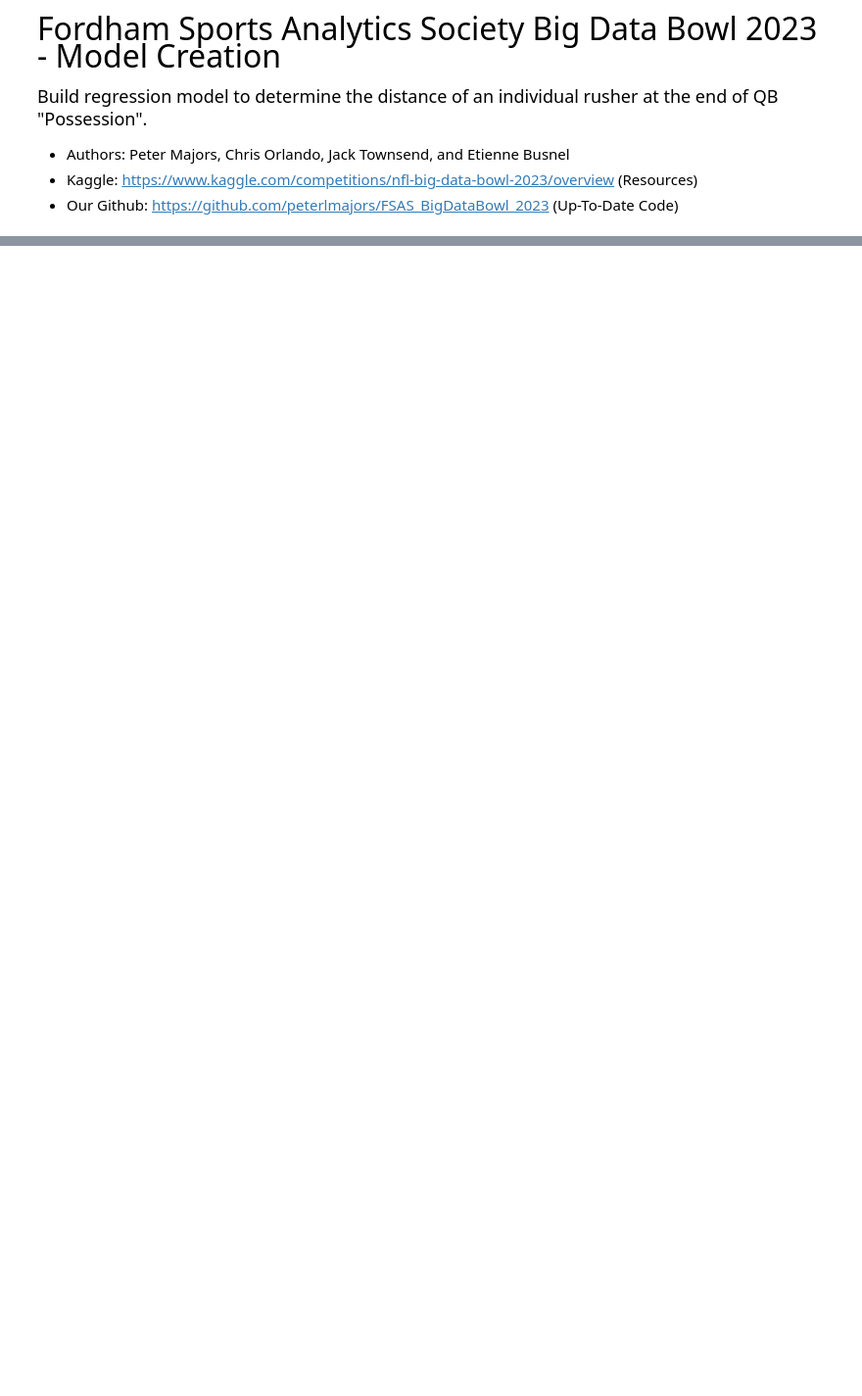
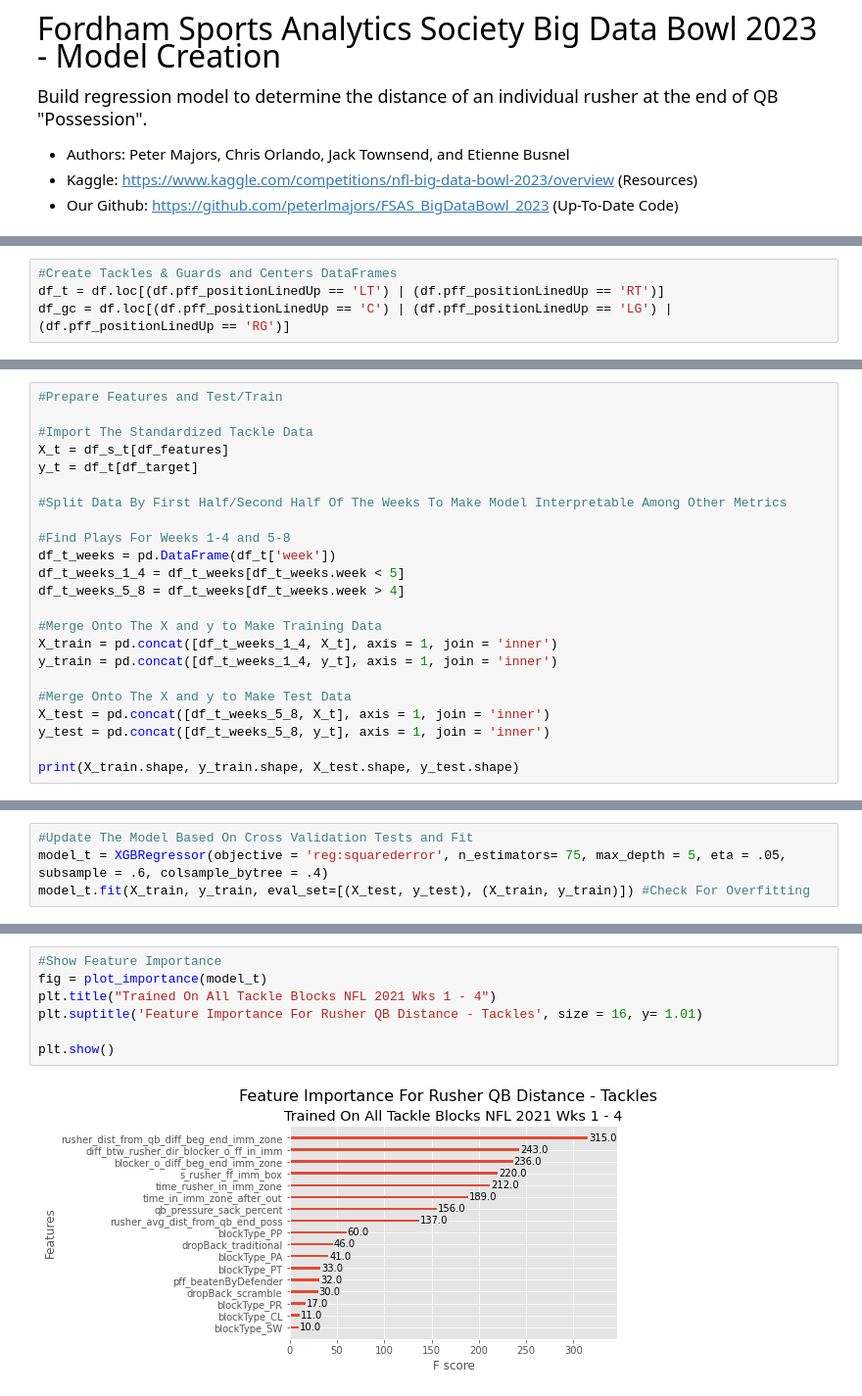
Before and after one commit to peterlmajors/FSAS_BigDataBowl_2023, a Jupyter notebook: Model_Creation.ipynb, the cells around one changed output, grey strips where cells are left out. Shown: that part at 98% size. Drawn from its saved outputs; the diff is of its cells as text; blank space fills up the shorter version.

```diff
--- a/Model_Creation.ipynb
+++ b/Model_Creation.ipynb
@@ -50,0 +97,4 @@ df.head()
+# %%
+#Create Tackles & Guards and Centers DataFrames
+df_t = df.loc[(df.pff_positionLinedUp == 'LT') | (df.pff_positionLinedUp == 'RT')]
+df_gc = df.loc[(df.pff_positionLinedUp == 'C') | (df.pff_positionLinedUp == 'LG') | (df.pff_positionLinedUp == 'RG')]
@@ -50,0 +182,23 @@ df.head()
+# %%
+#Prepare Features and Test/Train
+
+#Import The Standardized Tackle Data
+X_t = df_s_t[df_features]
+y_t = df_t[df_target]
+
+#Split Data By First Half/Second Half Of The Weeks To Make Model Interpretable Among Other Metrics
+
+#Find Plays For Weeks 1-4 and 5-8
+df_t_weeks = pd.DataFrame(df_t['week'])
+df_t_weeks_1_4 = df_t_weeks[df_t_weeks.week < 5]
+df_t_weeks_5_8 = df_t_weeks[df_t_weeks.week > 4]
+
+#Merge Onto The X and y to Make Training Data
+X_train = pd.concat([df_t_weeks_1_4, X_t], axis = 1, join = 'inner')
+y_train = pd.concat([df_t_weeks_1_4, y_t], axis = 1, join = 'inner')
+
+#Merge Onto The X and y to Make Test Data
+X_test = pd.concat([df_t_weeks_5_8, X_t], axis = 1, join = 'inner')
+y_test = pd.concat([df_t_weeks_5_8, y_t], axis = 1, join = 'inner')
+
+print(X_train.shape, y_train.shape, X_test.shape, y_test.shape)
@@ -50,0 +255,4 @@ df.head()
+# %%
+#Update The Model Based On Cross Validation Tests and Fit
+model_t = XGBRegressor(objective = 'reg:squarederror', n_estimators= 75, max_depth = 5, eta = .05, subsample = .6, colsample_bytree = .4)
+model_t.fit(X_train, y_train, eval_set=[(X_test, y_test), (X_train, y_train)]) #Check For Overfitting
@@ -50,0 +298,9 @@ df.head()
+# %%
+#Show Feature Importance
+fig = plot_importance(model_t)
+plt.title("Trained On All Tackle Blocks NFL 2021 Wks 1 - 4")
+plt.suptitle('Feature Importance For Rusher QB Distance - Tackles', size = 16, y= 1.01)
+
+plt.show()
+# %% [output]
+[figure, added]
```
Also changed, not shown: parts of 32 cells of this notebook, 4 other files.
